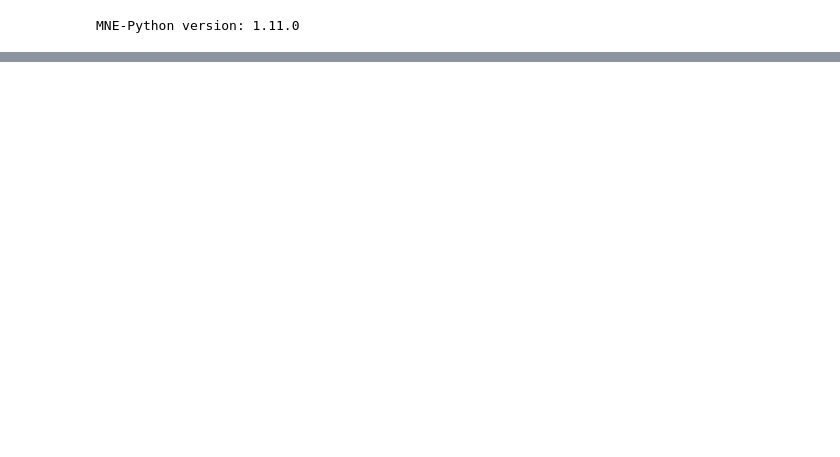
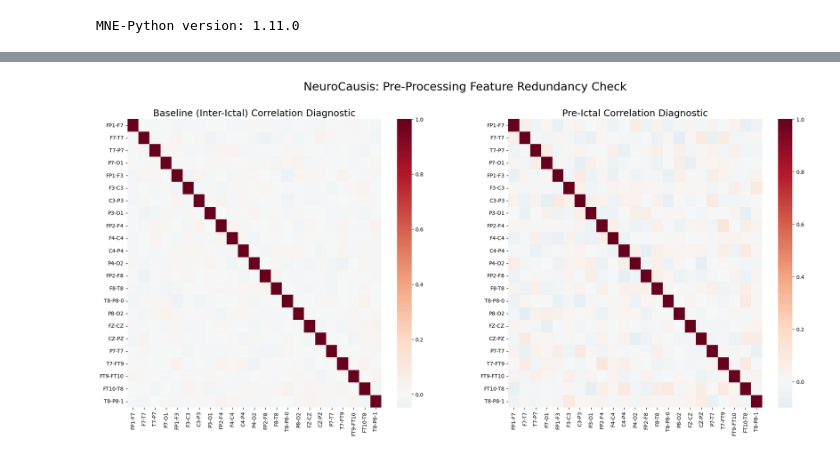
Before and after one commit to nasifnur307-blip/biomarkerlink, a Jupyter notebook: notebooks/setup.ipynb, the cells around one changed output, grey strips where cells are left out. Drawn from its saved outputs; the diff is of its cells as text; code cells hidden in the pictures; blank space fills up the shorter version.

```diff
--- a/notebooks/setup.ipynb
+++ b/notebooks/setup.ipynb
@@ -655,0 +1034,34 @@ if data_to_save is not None:
+# %%
+import seaborn as sns
+import pandas as pd
+
+def plot_diagnostic_heatmaps(inter_data, pre_data, labels):
+    """
+    Generates correlation heatmaps as a preprocessing diagnostic.
+    Used to identify feature redundancy and signal quality.
+    """
+    fig, axes = plt.subplots(1, 2, figsize=(24, 10))
+
+    # Convert arrays to DataFrames for easier labeling
+    df_inter = pd.DataFrame(inter_data, columns=labels)
+    df_pre = pd.DataFrame(pre_data, columns=labels)
+
+    # Calculate Pearson Correlation Matrices
+    corr_inter = df_inter.corr()
+    corr_pre = df_pre.corr()
+
+    # Plot Baseline
+    sns.heatmap(corr_inter, annot=False, cmap='RdBu_r', center=0, ax=axes[0])
+    axes[0].set_title("Baseline (Inter-Ictal) Correlation Diagnostic", fontsize=18)
+
+    # Plot Pre-Ictal
+    sns.heatmap(corr_pre, annot=False, cmap='RdBu_r', center=0, ax=axes[1])
+    axes[1].set_title("Pre-Ictal Correlation Diagnostic", fontsize=18)
+
+    plt.suptitle("NeuroCausis: Pre-Processing Feature Redundancy Check", fontsize=22)
+    plt.show()
+
+# Execution using your existing cleaned data
+plot_diagnostic_heatmaps(inter_ictal_final, pre_ictal_final, channel_names)
+# %% [output]
+[figure, added]
```
Also changed, not shown: parts of 25 cells of this notebook.
